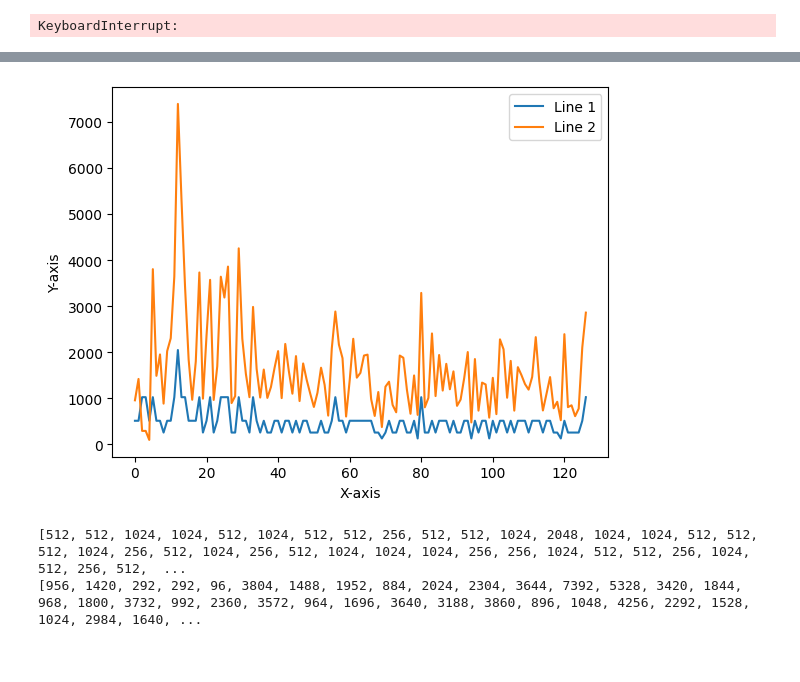
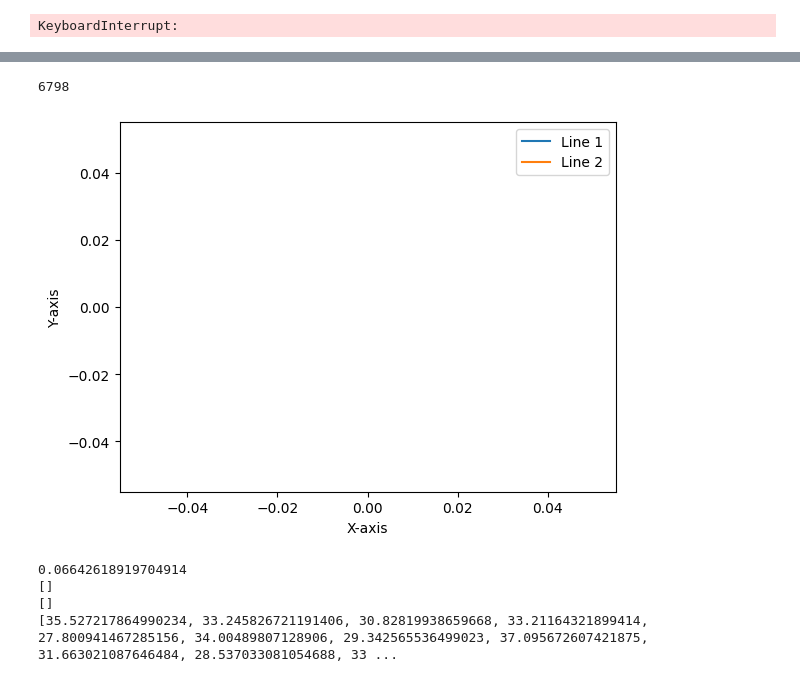
Before and after one commit to codyarvonen/2048, a Jupyter notebook: train.ipynb, the cells around one changed output, grey strips where cells are left out. Saved outputs shown, nothing was run; the diff lists cells and outputs as text; code cells hidden in the pictures.

Commit message:
ready to train on colab

```diff
--- a/train.ipynb
+++ b/train.ipynb
@@ -20,15 +22,17 @@ def play_random_game(save: bool=False):
     # Step through the game loop
     total_score = 0
     game_over = False
+    count = 0
     while not game_over:
         board, reward, game_over = random_game.step(board, random.choice(list(Direction)))
         total_score += reward.action_score
+        count += 1
 
     if save:
         random_game.history.final_board = board
         random_game.store_history('test_random_games')
 
-    return board, total_score
+    return board, total_score, count
 # %%
 def print_game_stats_from_file(file: str):
     with open(file, 'rb') as f:
@@ -87,18 +98,20 @@ print(device)
 cpu
 # %%
 # TODO: refactor constants
-MEM_CAPACITY = 100000
+MEM_CAPACITY = 50000
 NUM_STATES = 16
 NUM_ACTIONS = 4
 LEARNING_RATE = 5e-5
-EPISODES = 1000
+EPISODES = 20000
 EPSILON_START = 0.9
 EPSILON_END = 0.01
 EPSILON_DECAY = 0.999
-UPDATE_TARGET = 50
-BATCH_SIZE = 32
-LEARN_ITERATIONS = 100
+UPDATE_TARGET = 25
+BATCH_SIZE = 128
+LEARN_ITERATIONS = 50
 GAMMA = 0.99
+
+# TODO: decay the LR?
 
 save_episodes = True
 
@@ -106,8 +119,8 @@ save_episodes = True
 replay_memory = ReplayMemory(MEM_CAPACITY)
 
 # Initialize action-value function and target action-value function
-qnet = QNet(NUM_STATES, NUM_ACTIONS).to(device)
-qnet_target = QNet(NUM_STATES, NUM_ACTIONS).to(device)
+qnet = QNet(NUM_STATES, NUM_ACTIONS, device).to(device)
+qnet_target = QNet(NUM_STATES, NUM_ACTIONS, device).to(device)
 qnet.train()
 qnet_target.eval()
 
@@ -120,9 +133,10 @@ iterations = 0
 epsilon = EPSILON_START
 trained_scores = []
 trained_best_tiles = []
+losses = []
 for episode in tqdm(range(EPISODES), total=EPISODES):
     # Initialize game for episode
-    episode_game = Game(seed=random.randint(0, 2**32 - 1), iterative_mode=True, save_game=save_episodes, visualize=False)
+    episode_game = Game(seed=random.randint(0, (2**32)-1), iterative_mode=True, save_game=save_episodes, visualize=False)
 
     # Initialize the board
     board = episode_game.init_board()
@@ -144,9 +158,9 @@ for episode in tqdm(range(EPISODES), total=EPISODES):
                 action = Direction(action.item())
             qnet.train()
 
-        # Update epsilon
-        epsilon = epsilon * EPSILON_DECAY
-        epsilon = max(epsilon, EPSILON_END)
+        # # Update epsilon
+        # epsilon = epsilon * EPSILON_DECAY
+        # epsilon = max(epsilon, EPSILON_END)
 
         # Execute action and observe reward
         result = episode_game.step(board, action)
@@ -196,11 +210,17 @@ for episode in tqdm(range(EPISODES), total=EPISODES):
                     loss.backward()
                     optimizer.step()
 
+                    losses.append(loss.detach())
+
     trained_scores.append(episode_score)
     trained_best_tiles.append(np.amax(board))
 
+    # Update epsilon
+    epsilon = epsilon * EPSILON_DECAY
+    epsilon = max(epsilon, EPSILON_END)
+
     if save_episodes:
-        episode_game.store_history('training_episodes_1')
+        episode_game.store_history('training_episodes_2')
 
     # Every C steps reset target model
     if episode % UPDATE_TARGET == 0:
@@ -234,19 +254,35 @@ plt.show()
+# %%
+eps = 0.9
+count = 0
+while (eps := eps * 0.999) > 0.001:
+    count += 1
+
+print(count)
+# %% [output]
+6798
 # %%
+
+loss_vals = [item.detach().numpy().tolist() for item in losses]
 
 plt.plot(trained_best_tiles)
 plt.plot(trained_scores)
+# plt.plot(loss_vals)
 
 # add labels and legend
 plt.xlabel('X-axis')
 plt.ylabel('Y-axis')
-plt.legend(['Line 1', 'Line 2'])
+plt.legend(['Line 1', 'Line 2', 'losses'])
 
 # display the plot
 plt.show()
 
+print(epsilon)
 print(trained_best_tiles)
 print(trained_scores)
+print([item.detach().numpy().tolist() for item in losses])
 # %% [output]
-[figure, old version]
+[figure, new version]
-[512, 512, 1024, 1024, 512, 1024, 512, 512, 256, 512, 512, 1024, 2048, 1024, 1024, 512, 512, 512, 1024, 256, 512, 1024, 256, 512, 1024, 1024, 1024, 256, 256, 1024, 512, 512, 256, 1024, 512, 256, 512,  ...
-[956, 1420, 292, 292, 96, 3804, 1488, 1952, 884, 2024, 2304, 3644, 7392, 5328, 3420, 1844, 968, 1800, 3732, 992, 2360, 3572, 964, 1696, 3640, 3188, 3860, 896, 1048, 4256, 2292, 1528, 1024, 2984, 1640, ...
+0.06642618919704914
+[]
+[]
+[35.527217864990234, 33.245826721191406, 30.82819938659668, 33.21164321899414, 27.800941467285156, 34.00489807128906, 29.342565536499023, 37.095672607421875, 31.663021087646484, 28.537033081054688, 33 ...
```
Also changed, not shown: parts of 9 cells of this notebook, 2 other files.
